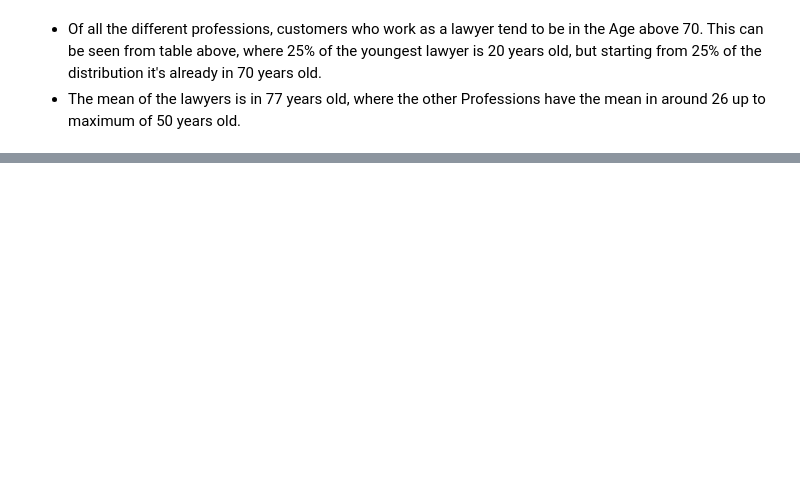
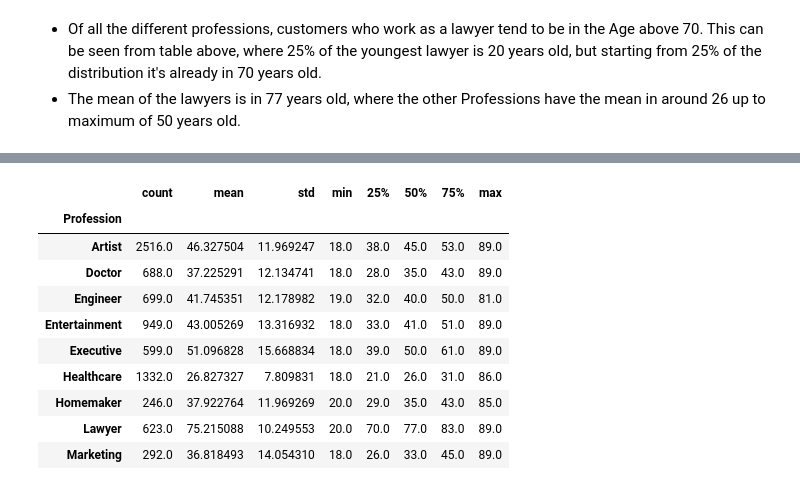
Before and after one commit to harashtaht/CustomerSegmentation, a Jupyter notebook: customerSegmentation/dataAnalysis.ipynb, the cells around one changed output, grey strips where cells are left out. Saved outputs shown, nothing was run; the diff lists cells and outputs as text; code cells hidden in the pictures; blank space fills up the shorter version.

```diff
--- a/customerSegmentation/dataAnalysis.ipynb
+++ b/customerSegmentation/dataAnalysis.ipynb
@@ -810,0 +975,14 @@ pd.concat([a, b, bFillna], axis=1)
+# %%
+dfTr.groupby("Profession")["Age"].describe()
+# %% [output]
+|  | count | mean | std | min | 25% | 50% | 75% | max |
+| Profession |  |  |  |  |  |  |  |  |
+| Artist | 2516.0 | 46.327504 | 11.969247 | 18.0 | 38.0 | 45.0 | 53.0 | 89.0 |
+| Doctor | 688.0 | 37.225291 | 12.134741 | 18.0 | 28.0 | 35.0 | 43.0 | 89.0 |
+| Engineer | 699.0 | 41.745351 | 12.178982 | 19.0 | 32.0 | 40.0 | 50.0 | 81.0 |
+| Entertainment | 949.0 | 43.005269 | 13.316932 | 18.0 | 33.0 | 41.0 | 51.0 | 89.0 |
+| Executive | 599.0 | 51.096828 | 15.668834 | 18.0 | 39.0 | 50.0 | 61.0 | 89.0 |
+| Healthcare | 1332.0 | 26.827327 | 7.809831 | 18.0 | 21.0 | 26.0 | 31.0 | 86.0 |
+| Homemaker | 246.0 | 37.922764 | 11.969269 | 20.0 | 29.0 | 35.0 | 43.0 | 85.0 |
+| Lawyer | 623.0 | 75.215088 | 10.249553 | 20.0 | 70.0 | 77.0 | 83.0 | 89.0 |
+| Marketing | 292.0 | 36.818493 | 14.054310 | 18.0 | 26.0 | 33.0 | 45.0 | 89.0 |
```
Also changed, not shown: parts of 19 cells of this notebook.
